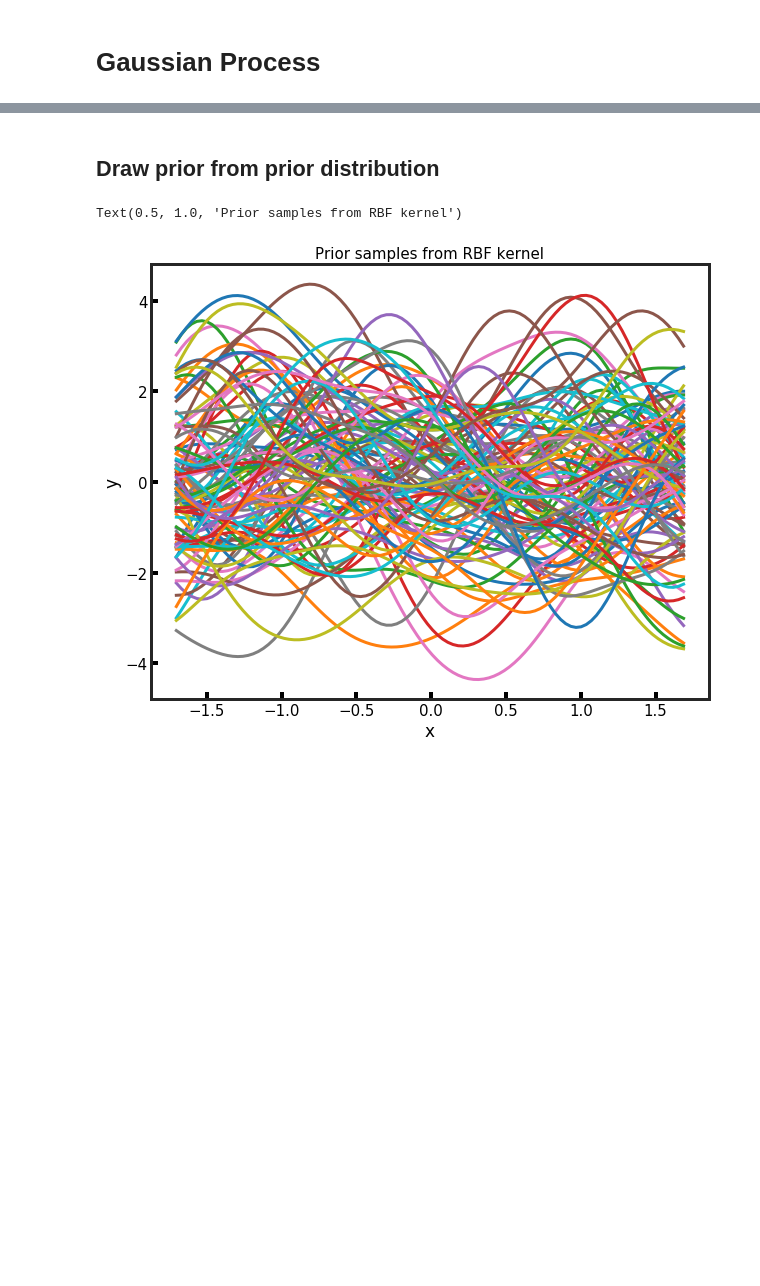
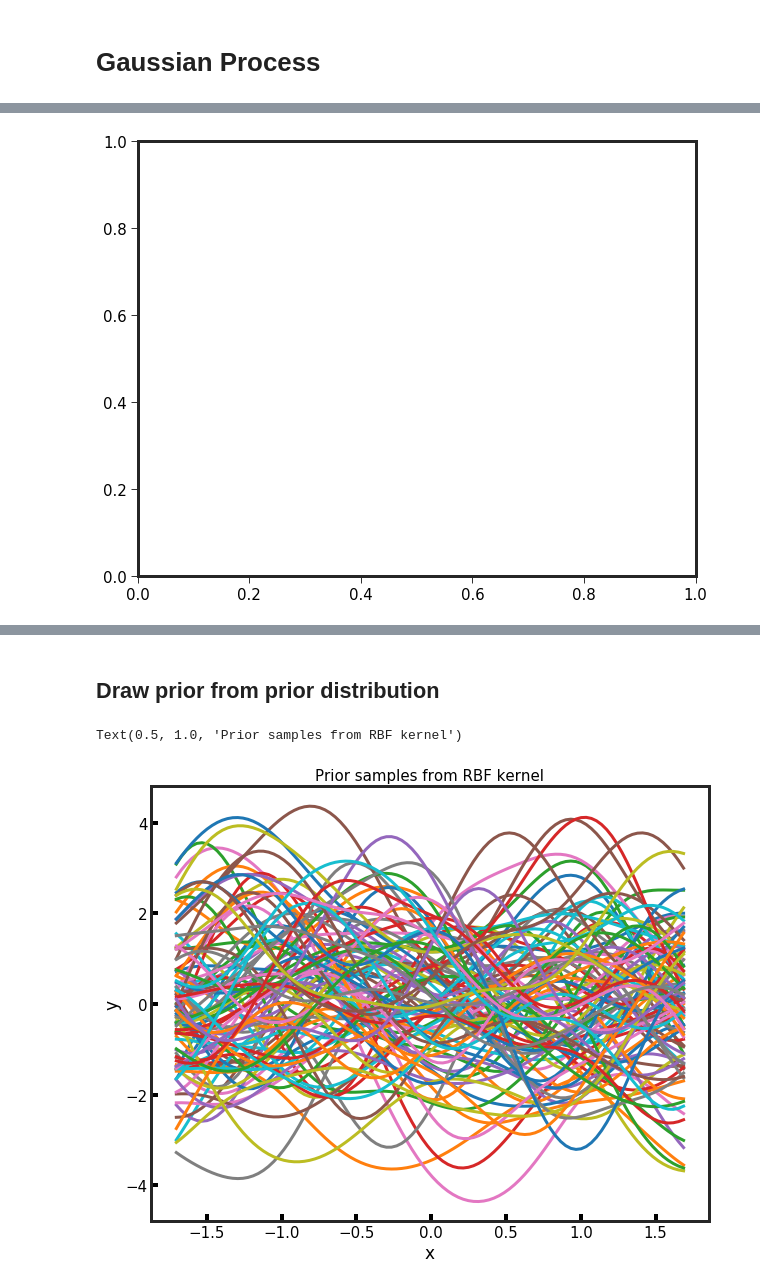
Before and after one commit to Yusheng-cai/Gaussian_process, a Jupyter notebook: GP_run.ipynb, the cells around one changed output, grey strips where cells are left out. Saved outputs shown, nothing was run; the diff lists cells and outputs as text; code cells hidden in the pictures; blank space fills up the shorter version.

```diff
--- a/GP_run.ipynb
+++ b/GP_run.ipynb
@@ -157,3 +192,27 @@ model2 = GP(X,y,periodic_kernel,hyp_p)
+# %%
+fig = plt.figure()
+ax = fig.add_subplot(111)
+for i in range(7):
+    model1.train()
+    k = model1.Expected_Improvement(Xtest)
+    mu,cov = model1.predict(Xtest)
+    lower = mu.flatten() - 2*np.sqrt(np.abs(np.diag(cov)))
+    upper = mu.flatten() + 2*np.sqrt(np.abs(np.diag(cov)))
+
+    idx = np.argmax(k)
+    #ax.scatter(X,y)
+    #ax.plot(Xtest,mu,label='iteration={}'.format(i))
+    #ax.fill_between(Xtest.flatten(), lower.flatten(), upper.flatten(),
+    #            facecolor='orange', alpha=0.5)
+    new_point = np.array([Xtest[idx]])
+    y_new = (f_H(new_point*Xs+Xm)-ym)/ys
+    X = np.vstack((X,new_point))
+    y = np.vstack((y,y_new))
+    model1 = GP(X,y,rbf_kernel,hyp)
+
+#ax.legend()
+# %% [output]
+[figure, added]
 # %%
 model1.train()
 mu,cov,pos_samples = model1.draw_posterior(Xtest,20)
```
Also changed, not shown: parts of 5 cells of this notebook, 1 other file.
